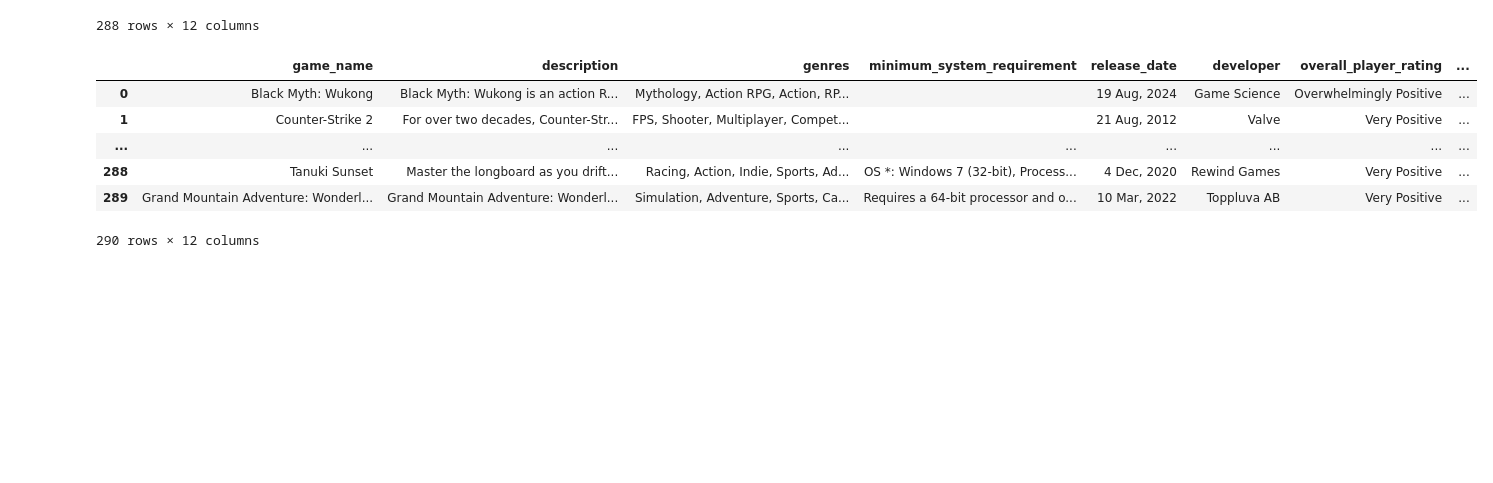
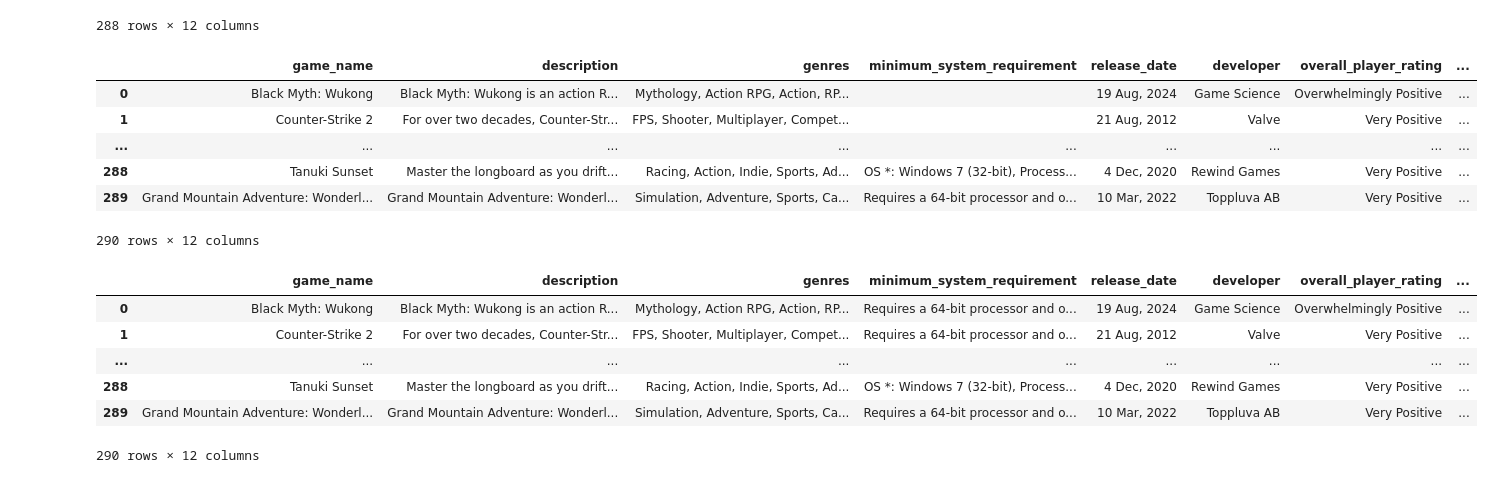
Before and after one commit to RafaelAngeloChristianto/Merging-Cleaning-Datasets, a Jupyter notebook: main.ipynb, the cells around one changed output. Saved outputs shown, nothing was run; the diff lists cells and outputs as text; code cells hidden in the pictures; blank space fills up the shorter version.

```diff
--- a/main.ipynb
+++ b/main.ipynb
@@ -283,3 +283,15 @@ df
 290 rows × 12 columns
 # %%
 from sklearn.impute import SimpleImputer
+
+inputer = SimpleImputer(missing_values="", strategy="most_frequent")
+# %%
+pd.DataFrame(inputer.fit_transform(df), columns=df.columns)
+# %% [output]
+|  | game_name | description | genres | minimum_system_requirement | release_date | developer | overall_player_rating | ... |
+| 0 | Black Myth: Wukong | Black Myth: Wukong is an action R... | Mythology, Action RPG, Action, RP... | Requires a 64-bit processor and o... | 19 Aug, 2024 | Game Science | Overwhelmingly Positive | ... |
+| 1 | Counter-Strike 2 | For over two decades, Counter-Str... | FPS, Shooter, Multiplayer, Compet... | Requires a 64-bit processor and o... | 21 Aug, 2012 | Valve | Very Positive | ... |
+| ... | ... | ... | ... | ... | ... | ... | ... | ... |
+| 288 | Tanuki Sunset | Master the longboard as you drift... | Racing, Action, Indie, Sports, Ad... | OS *: Windows 7 (32-bit), Process... | 4 Dec, 2020 | Rewind Games | Very Positive | ... |
+| 289 | Grand Mountain Adventure: Wonderl... | Grand Mountain Adventure: Wonderl... | Simulation, Adventure, Sports, Ca... | Requires a 64-bit processor and o... | 10 Mar, 2022 | Toppluva AB | Very Positive | ... |
+290 rows × 12 columns
```
